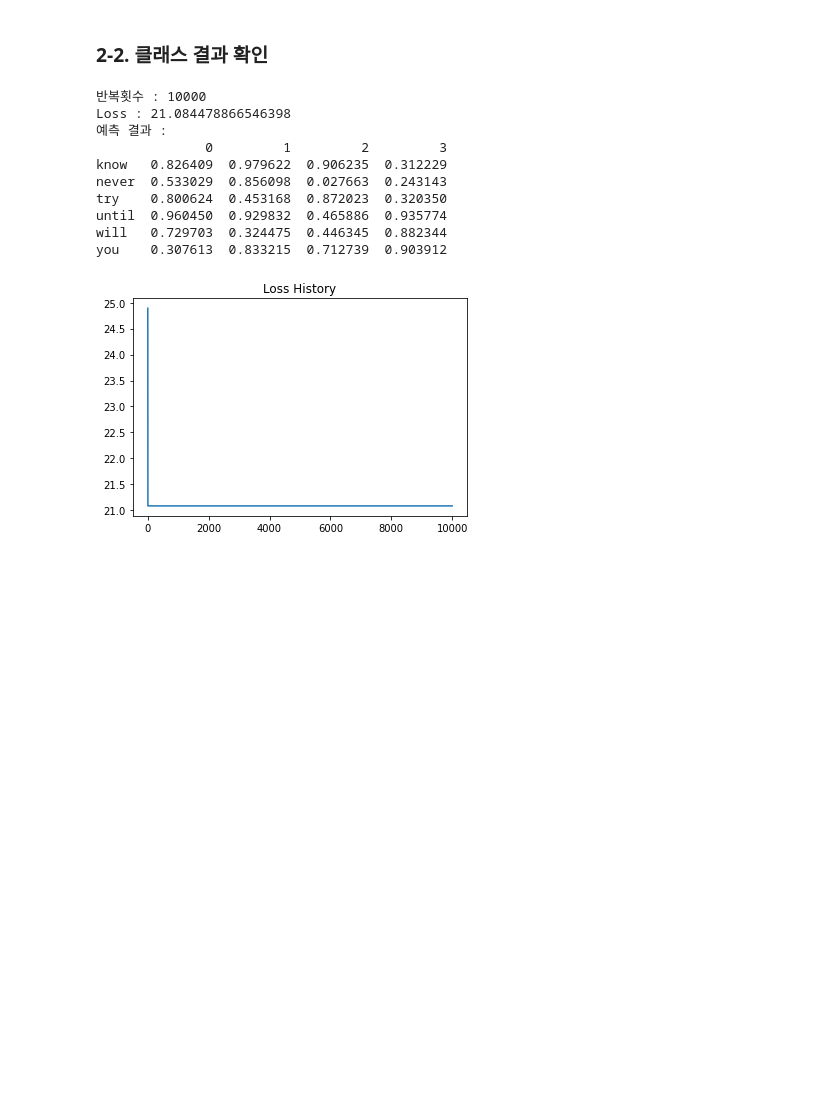
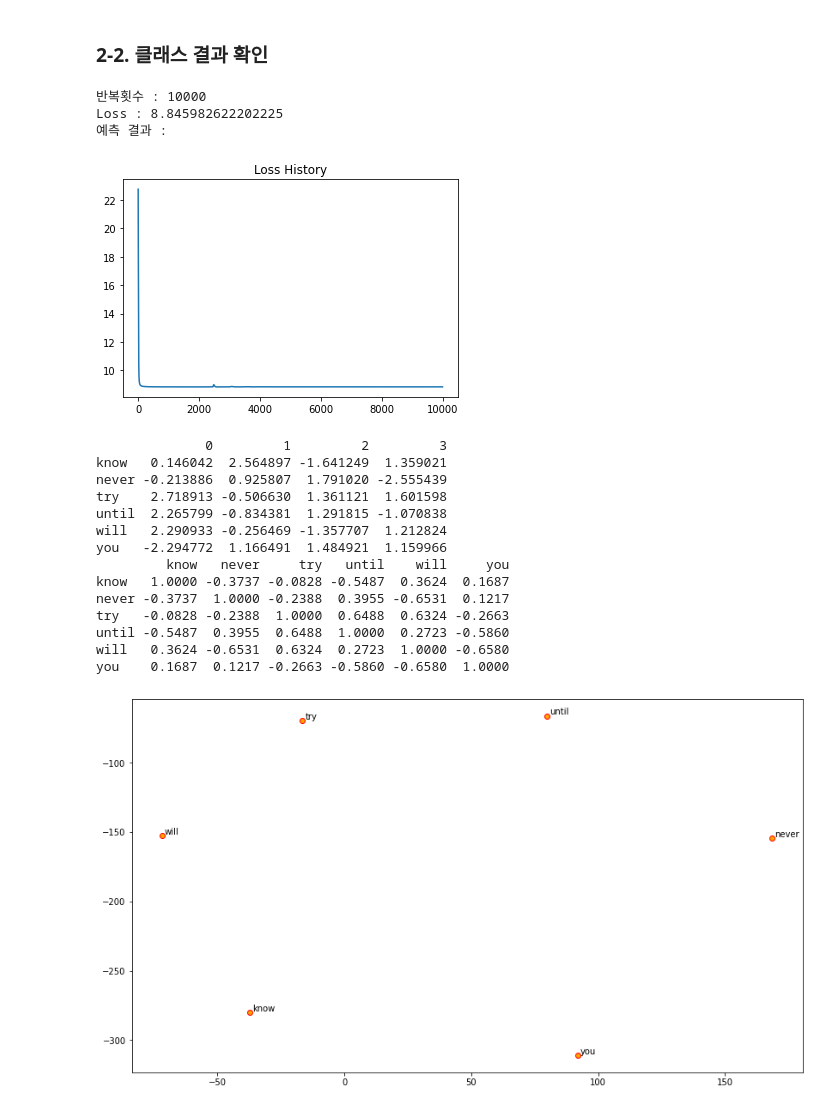
Before and after one commit to insightcampus/2020-inno-nlp-c-deeplearning, a Jupyter notebook: jisang/14_Word2Vec_Practice.ipynb, the cells around one changed output. Saved outputs shown, nothing was run; the diff lists cells and outputs as text; code cells hidden in the pictures; blank space fills up the shorter version.

Commit message:
코사인 유사도 추가. 2차원 그래프 출력. Gradient가 반대로 적용되는 현상 발생.

```diff
--- a/jisang/14_Word2Vec_Practice.ipynb
+++ b/jisang/14_Word2Vec_Practice.ipynb
@@ -174,7 +177,7 @@ hidden, y_predict
 ### **1-4. Loss 계산**
 # %%
 loss = []
-for predict in y_predict:
+for i, predict in enumerate(y_predict):
     tmp = []
     for j in range(len(predict)):
         tmp.append(np.log(predict[j]) * y[i])
@@ -197,8 +200,12 @@ for i in range(len(y)):
         h_layer.append(hidden[i][j])
         x_layer.append(x[i][j])
 
-h2y = h2y - alpha*np.dot(np.matrix(h_layer).T, np.matrix(diff))
-x2h = x2h - np.dot(np.matrix(x_layer).T, np.dot(h2y, np.matrix(diff).T).T)
+gradient_h2y = np.dot(np.matrix(h_layer).T, np.matrix(diff))
+gradient_x2h = np.dot(np.matrix(x_layer).T, np.dot(h2y, np.matrix(diff).T).T)
 
-np.array(h2y), np.array(x2h
+h2y -= alpha * gradient_h2y
+x2h -= alpha * gradient_x2h
+
+# np.array(h2y), np.array(x2h)
+h2y
 # %% [output]
@@ -236,0 +240,19 @@ pd.DataFrame(x2h, index_name)
+# %%
+from numpy import dot
+from numpy.linalg import norm
+
+def calc_similarity_matrix(vectors) :
+    def cosine_similarity(a, b) :
+        return dot(a, b.T)/(norm(a)*norm(b.T))
+
+    n_word = len(vectors)
+    similarity_matrix = np.zeros((n_word, n_word))
+
+    for i in range(n_word) :
+        for j in range(i, n_word) :
+            similarity_matrix[j, i] = cosine_similarity(vectors[i], vectors[j]).round(4)
+            #similarity_matrix[i, j] = similarity_matrix[j, i]
+
+    return similarity_matrix
+
+pd.DataFrame(calc_similarity_matrix(x2h), index=index_name, columns=index_name)
@@ -236,0 +269,11 @@ pd.DataFrame(x2h, index_name)
+# %%
+from sklearn.manifold import TSNE
+
+tsne = TSNE(n_components=2, random_state=0, n_iter=10000, perplexity=2)
+np.set_printoptions(suppress=True)
+T = tsne.fit_transform(x2h)
+labels = index_name
+plt.figure(figsize=(14,8))
+plt.scatter(T[:, 0], T[:, 1], c='orange', edgecolors='r')
+for label, x, y in zip(labels, T[:, 0], T[:, 1]):
+    plt.annotate(label, xy=(x+1, y+1), xytext=(0, 0), textcoords='offset points')
@@ -429,16 +502,24 @@ w2v = Word2Vec()
 # %%
 doc = 'you will never know until you try'
 # %%
-w2v.run(doc, 1, 4, 0.01, 10000) # 결과가 좋지 못한것으로 보아 Loss를 계산하는 과정에 문제가 있는 것 같습니다.
+w2v.run(doc, 1, 4, 0.1, 10000) # 결과가 좋지 못한것으로 보아 Loss를 계산하는 과정에 문제가 있는 것 같습니다.
 # %% [output]
 반복횟수 : 10000
-Loss : 21.084478866546398
+Loss : 8.845982622202225
 예측 결과 :
-              0         1         2         3
-know   0.826409  0.979622  0.906235  0.312229
-never  0.533029  0.856098  0.027663  0.243143
-try    0.800624  0.453168  0.872023  0.320350
-until  0.960450  0.929832  0.465886  0.935774
-will   0.729703  0.324475  0.446345  0.882344
-you    0.307613  0.833215  0.712739  0.903912
-[figure, old version]
+[figure, new version]
+              0         1         2         3
+know   0.146042  2.564897 -1.641249  1.359021
+never -0.213886  0.925807  1.791020 -2.555439
+try    2.718913 -0.506630  1.361121  1.601598
+until  2.265799 -0.834381  1.291815 -1.070838
+will   2.290933 -0.256469 -1.357707  1.212824
+you   -2.294772  1.166491  1.484921  1.159966
+         know   never     try   until    will     you
+know   1.0000 -0.3737 -0.0828 -0.5487  0.3624  0.1687
+never -0.3737  1.0000 -0.2388  0.3955 -0.6531  0.1217
+try   -0.0828 -0.2388  1.0000  0.6488  0.6324 -0.2663
+until -0.5487  0.3955  0.6488  1.0000  0.2723 -0.5860
+will   0.3624 -0.6531  0.6324  0.2723  1.0000 -0.6580
+you    0.1687  0.1217 -0.2663 -0.5860 -0.6580  1.0000
+[figure, added]
```
Also changed, not shown: parts of 12 cells of this notebook.
